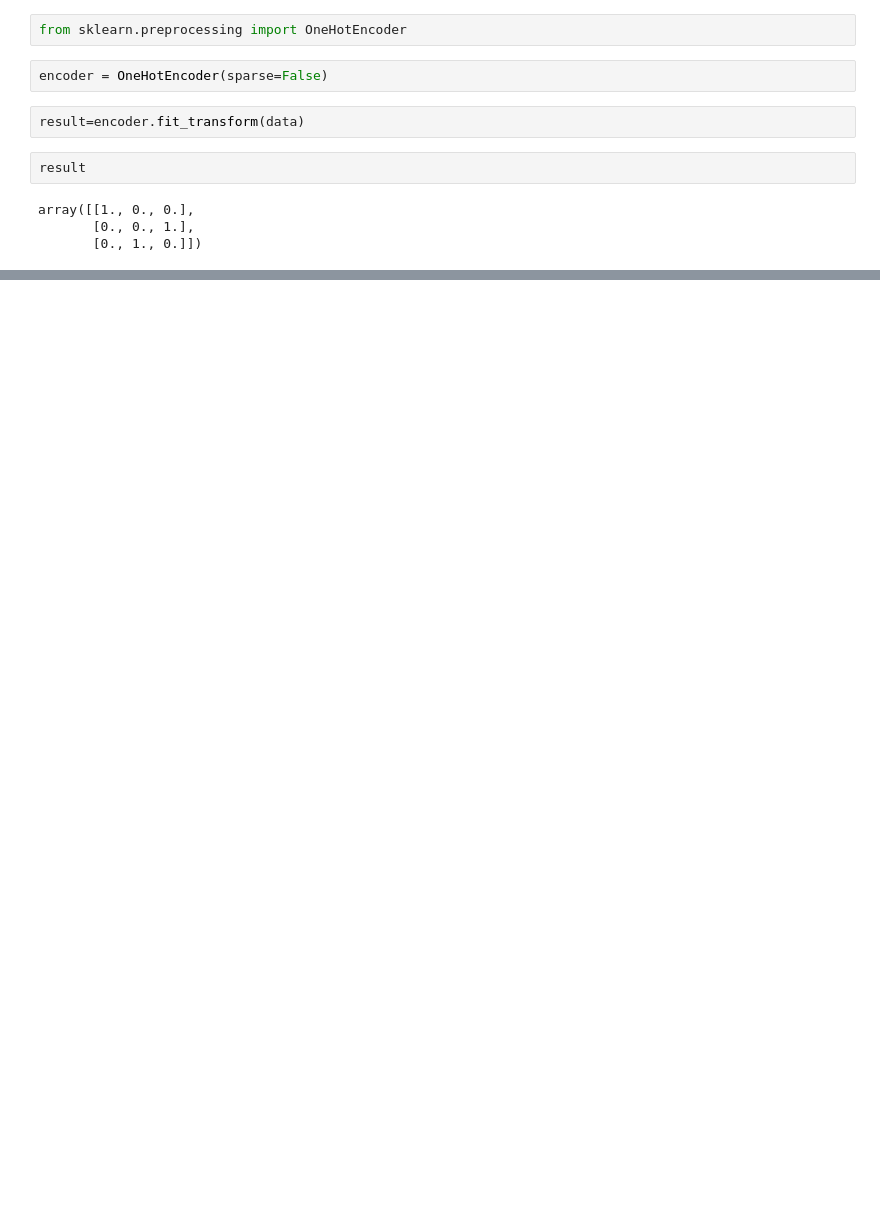
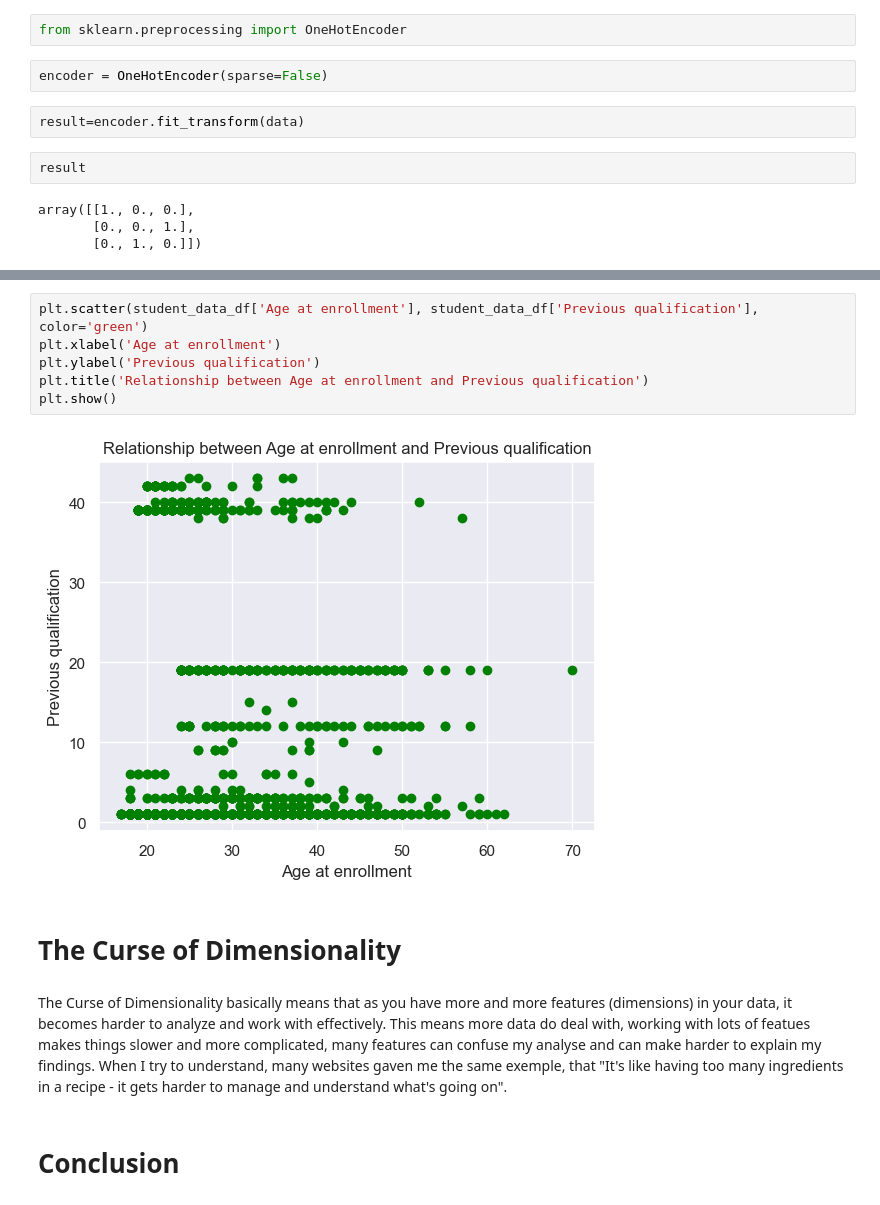
Before and after one commit to Denisbs24065/Data-Preparation, a Jupyter notebook: DeniseMartins_DPrepHDip_CA1 (1).ipynb, the cells around one changed output, grey strips where cells are left out. Saved outputs shown, nothing was run; the diff lists cells and outputs as text; blank space fills up the shorter version.

```diff
--- a/DeniseMartins_DPrepHDip_CA1 (1).ipynb
+++ b/DeniseMartins_DPrepHDip_CA1 (1).ipynb
@@ -978,0 +971,14 @@ https://www.statology.org/linear-discriminant-analysis-in-python/
+# %%
+plt.scatter(student_data_df['Age at enrollment'], student_data_df['Previous qualification'], color='green')
+plt.xlabel('Age at enrollment')
+plt.ylabel('Previous qualification')
+plt.title('Relationship between Age at enrollment and Previous qualification')
+plt.show()
+# %% [output]
+[figure, added]
+# %% [markdown]
+# The Curse of Dimensionality
+# %% [markdown]
+The Curse of Dimensionality basically means that as you have more and more features (dimensions) in your data, it becomes harder to analyze and work with effectively. This means more data do deal with, working with lots of featues makes things slower and more complicated, many features can confuse my analyse and can make harder to explain my findings. When I try to understand, many websites gaven me the same exemple, that "It's like having too many ingredients in a recipe - it gets harder to manage and understand what's going on".
+# %% [markdown]
+# Conclusion
```
Also changed, not shown: parts of 75 cells of this notebook.
